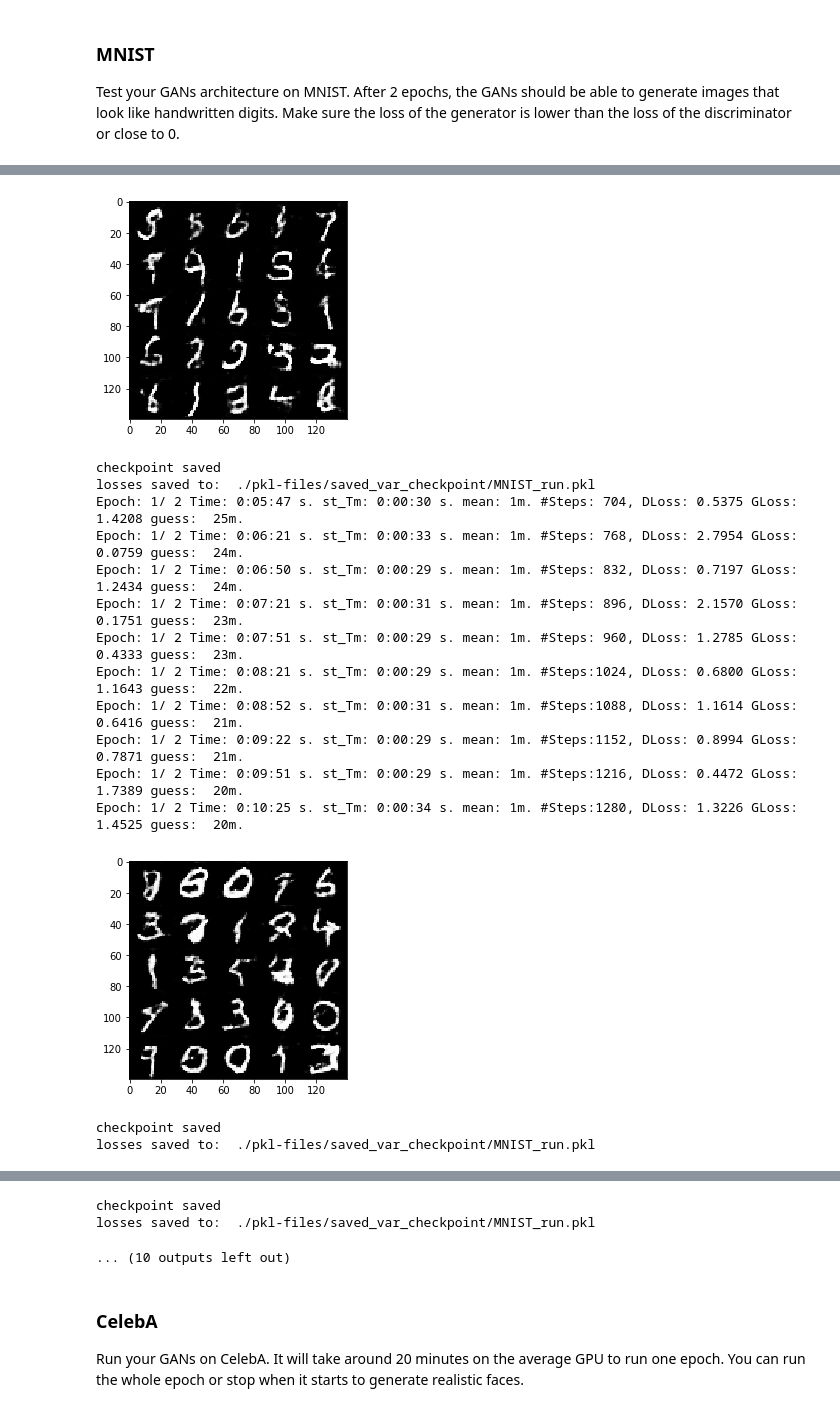
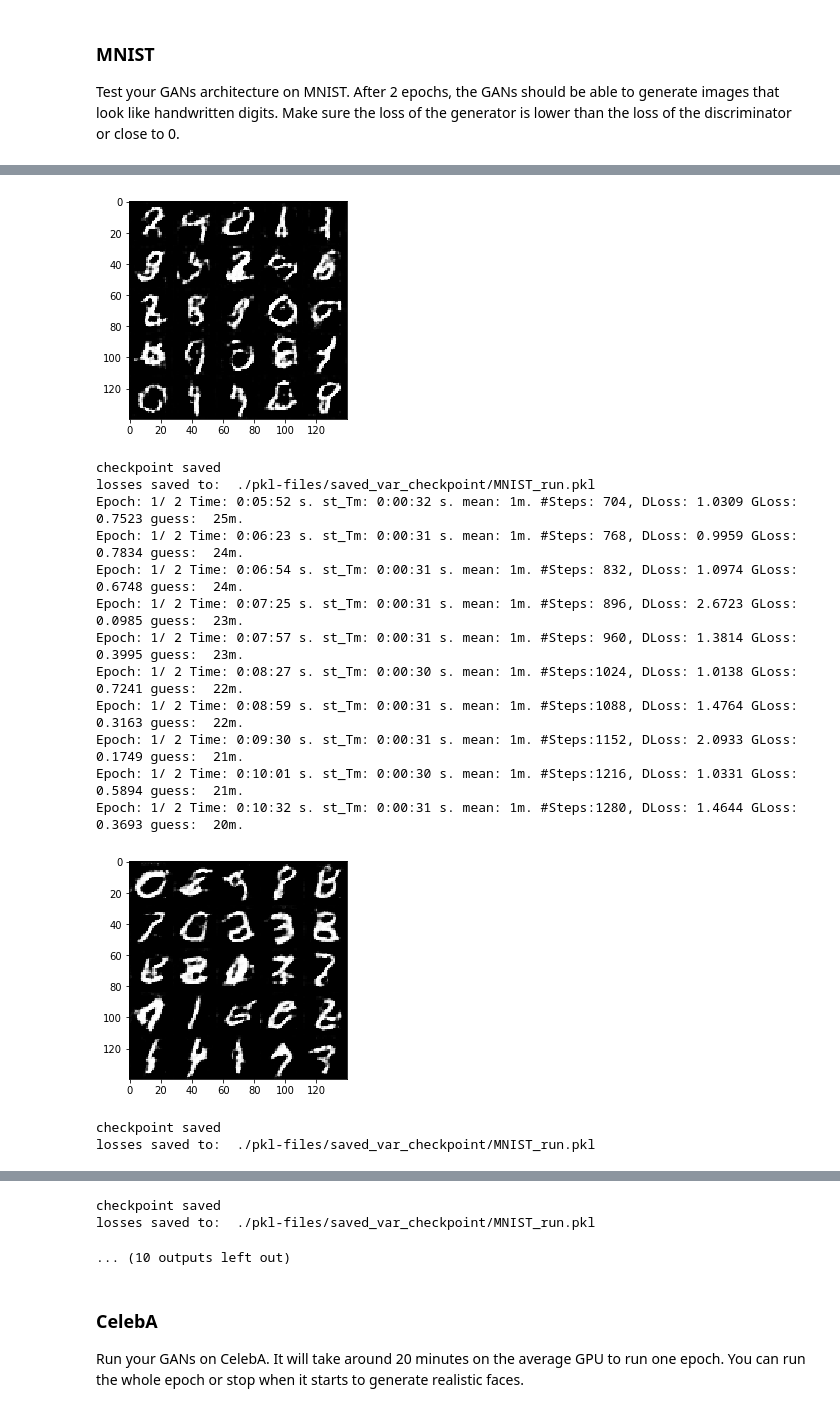
Before and after one commit to gertadam/Project5, a Jupyter notebook: dlnd_face_generation.ipynb, the cells around one changed output, grey strips where cells are left out. Saved outputs shown, nothing was run; the diff lists cells and outputs as text; code cells hidden in the pictures.

```diff
--- a/dlnd_face_generation.ipynb
+++ b/dlnd_face_generation.ipynb
@@ -477,7 +477,6 @@ def train(epochs, batch_size, z_dim, learning_rate, beta1, get_batches, data_sha
     d_loss, g_loss              = model_loss(input_real, input_z, channels)
     d_opt, g_opt                = model_opt(d_loss, g_loss, learning_rate, beta1)
 
-    d_ste_g = True  # init        # if (train_loss_d <= train_loss_g):
     g_div_d = 2.1   # init        # if ((train_loss_g / train_loss_d)>=2.0):
 
     with tf.Session() as sess:
@@ -517,9 +516,7 @@ def train(epochs, batch_size, z_dim, learning_rate, beta1, get_batches, data_sha
                 _ = sess.run(g_opt, feed_dict={input_real: batch_images,
                                                input_z: batch_z,
                                                lr: learning_rate})
-                # if D-loss is smaller - run 1 extra opt
-                if (d_ste_g):
-                    _ = sess.run(g_opt, feed_dict={input_real: batch_images,
+                _ = sess.run(g_opt, feed_dict={input_real: batch_images,
                                                input_z: batch_z,
                                                lr: learning_rate})
                 # when G-loss is more than twice the D - run a 3rd opt
@@ -614,7 +611,7 @@ z_dim           = 100
 # I created a spreadsheet to try and understand beta1, beta2, m_0, v_0 - ended up with a much higher lr
 # I can't say anything other than: these hyperparam worked for me - hope they will for you too.
 learning_rate   = 0.0002
-beta1           = 0.4
+beta1           = 0.6
 
 # to seperate the two data-runs, I will have to give the files different names
 filename        = 'MNIST_run'
@@ -622,8 +619,8 @@ filename        = 'MNIST_run'
 #set this to [ True ], if you want to load the checkpoint and loss-file
 Load_chk        =  False         #True
 
-Gkeep_prob      = 0.5
-Dkeep_prob      = 0.5
+Gkeep_prob      = 0.3
+Dkeep_prob      = 0.3
 
 num_mv_avg      =   29
 steps_printline =   64
@@ -658,16 +655,16 @@ Epoch: 1/ 2 Time: 0:05:16 s. st_Tm: 0:00:31 s. mean: 1m. #Steps: 640, DLoss: 1.5
-[figure, old version]
+[figure, new version]
 checkpoint saved
 losses saved to:  ./pkl-files/saved_var_checkpoint/MNIST_run.pkl
-Epoch: 1/ 2 Time: 0:05:47 s. st_Tm: 0:00:30 s. mean: 1m. #Steps: 704, DLoss: 0.5375 GLoss: 1.4208 guess:  25m.
-Epoch: 1/ 2 Time: 0:06:21 s. st_Tm: 0:00:33 s. mean: 1m. #Steps: 768, DLoss: 2.7954 GLoss: 0.0759 guess:  24m.
-Epoch: 1/ 2 Time: 0:06:50 s. st_Tm: 0:00:29 s. mean: 1m. #Steps: 832, DLoss: 0.7197 GLoss: 1.2434 guess:  24m.
-Epoch: 1/ 2 Time: 0:07:21 s. st_Tm: 0:00:31 s. mean: 1m. #Steps: 896, DLoss: 2.1570 GLoss: 0.1751 guess:  23m.
-Epoch: 1/ 2 Time: 0:07:51 s. st_Tm: 0:00:29 s. mean: 1m. #Steps: 960, DLoss: 1.2785 GLoss: 0.4333 guess:  23m.
-Epoch: 1/ 2 Time: 0:08:21 s. st_Tm: 0:00:29 s. mean: 1m. #Steps:1024, DLoss: 0.6800 GLoss: 1.1643 guess:  22m.
-Epoch: 1/ 2 Time: 0:08:52 s. st_Tm: 0:00:31 s. mean: 1m. #Steps:1088, DLoss: 1.1614 GLoss: 0.6416 guess:  21m.
-Epoch: 1/ 2 Time: 0:09:22 s. st_Tm: 0:00:29 s. mean: 1m. #Steps:1152, DLoss: 0.8994 GLoss: 0.7871 guess:  21m.
-Epoch: 1/ 2 Time: 0:09:51 s. st_Tm: 0:00:29 s. mean: 1m. #Steps:1216, DLoss: 0.4472 GLoss: 1.7389 guess:  20m.
-Epoch: 1/ 2 Time: 0:10:25 s. st_Tm: 0:00:34 s. mean: 1m. #Steps:1280, DLoss: 1.3226 GLoss: 1.4525 guess:  20m.
+Epoch: 1/ 2 Time: 0:05:52 s. st_Tm: 0:00:32 s. mean: 1m. #Steps: 704, DLoss: 1.0309 GLoss: 0.7523 guess:  25m.
+Epoch: 1/ 2 Time: 0:06:23 s. st_Tm: 0:00:31 s. mean: 1m. #Steps: 768, DLoss: 0.9959 GLoss: 0.7834 guess:  24m.
+Epoch: 1/ 2 Time: 0:06:54 s. st_Tm: 0:00:31 s. mean: 1m. #Steps: 832, DLoss: 1.0974 GLoss: 0.6748 guess:  24m.
+Epoch: 1/ 2 Time: 0:07:25 s. st_Tm: 0:00:31 s. mean: 1m. #Steps: 896, DLoss: 2.6723 GLoss: 0.0985 guess:  23m.
+Epoch: 1/ 2 Time: 0:07:57 s. st_Tm: 0:00:31 s. mean: 1m. #Steps: 960, DLoss: 1.3814 GLoss: 0.3995 guess:  23m.
+Epoch: 1/ 2 Time: 0:08:27 s. st_Tm: 0:00:30 s. mean: 1m. #Steps:1024, DLoss: 1.0138 GLoss: 0.7241 guess:  22m.
+Epoch: 1/ 2 Time: 0:08:59 s. st_Tm: 0:00:31 s. mean: 1m. #Steps:1088, DLoss: 1.4764 GLoss: 0.3163 guess:  22m.
+Epoch: 1/ 2 Time: 0:09:30 s. st_Tm: 0:00:31 s. mean: 1m. #Steps:1152, DLoss: 2.0933 GLoss: 0.1749 guess:  21m.
+Epoch: 1/ 2 Time: 0:10:01 s. st_Tm: 0:00:30 s. mean: 1m. #Steps:1216, DLoss: 1.0331 GLoss: 0.5894 guess:  21m.
+Epoch: 1/ 2 Time: 0:10:32 s. st_Tm: 0:00:31 s. mean: 1m. #Steps:1280, DLoss: 1.4644 GLoss: 0.3693 guess:  20m.
-[figure, old version]
+[figure, new version]
 checkpoint saved
 losses saved to:  ./pkl-files/saved_var_checkpoint/MNIST_run.pkl
```
Also changed, not shown: parts of 2 cells of this notebook, 1 other file.
